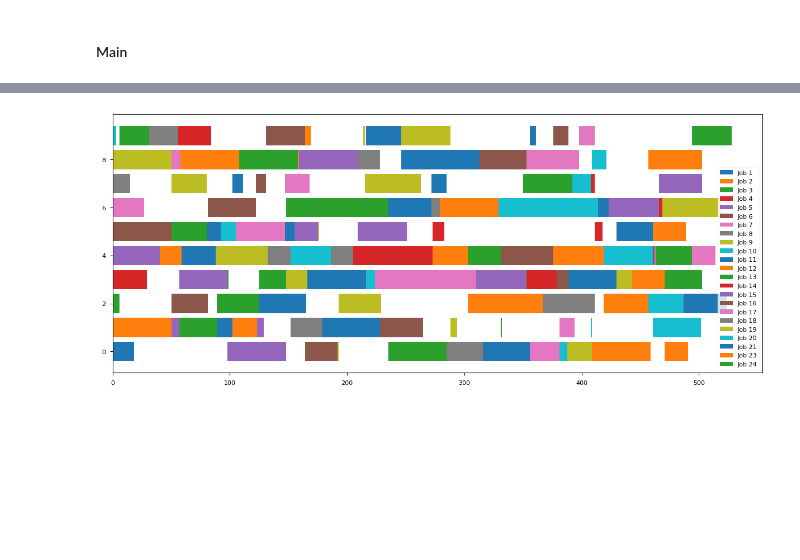
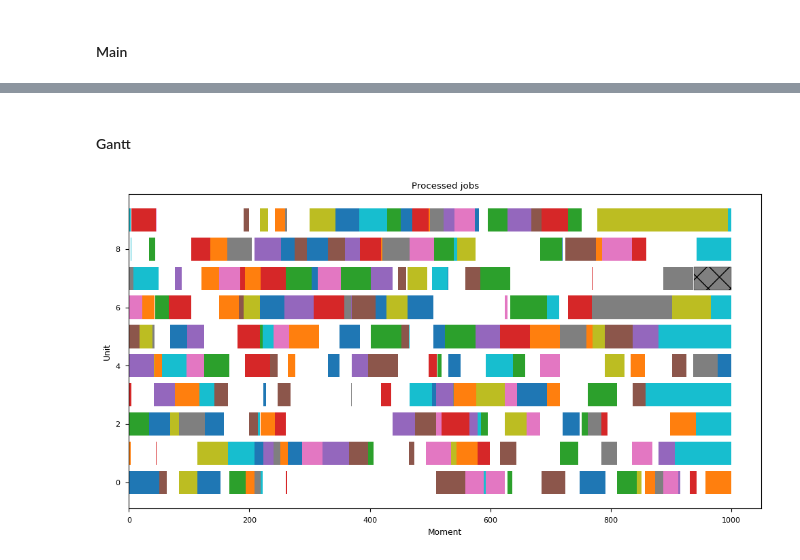
Before and after one commit to yura-hb/diploma-thesis, a Jupyter notebook: notebooks/result.ipynb, the cells around one changed output, grey strips where cells are left out. Saved outputs shown, nothing was run; the diff lists cells and outputs as text; code cells hidden in the pictures; blank space fills up the shorter version.

```diff
--- a/notebooks/result.ipynb
+++ b/notebooks/result.ipynb
@@ -484,4 +548,5 @@ print(statistics.report())
 +--------------------------+-----------+--------------------+----------------------------------+
 # %%
 production_logs = statistics.production_logs
-production_logs = production_logs.set_index(['job_id', 'operation_id'])
+
+production_logs['event'].unique()
@@ -495,18 +557,28 @@ windows = windows.reset_index()
-# %%
-fig, ax = plt.subplots(figsize=(15, 6))
-
-for job_id in windows['job_id'].unique():
-    job = windows[windows['job_id'] == job_id]
-
-    rects = ax.barh(
-        y=job['work_center_idx'],
-        width=job['end_moment'] - job['moment'],
-        left=job['moment'],
-        label=f'Job {job_id}'
-    )
-
-   # ax.bar_label(rects, label_type='center', color='white')
-
-    ax.legend()
-# %% [output]
-[figure, removed]
+# %% [markdown]
+#### Gantt
+# %%
+plot_gantt(
+    production_logs,
+    info=dict(
+        window=[0, 1000],
+        blocks=[
+            dict(
+                events=['started_processing', 'finished_processing'],
+                style=dict()
+            ),
+            dict(
+                events=['machine_breakdown', 'machine_repair'],
+                style=dict(
+                    color='gray',
+                    edgecolor='black',
+                    hatch='\\/'
+                )
+            )
+        ],
+        title='Processed jobs',
+        xlabel='Moment',
+        ylabel='Unit'
+    )
+);
+# %% [output]
+[figure, added]
```
Also changed, not shown: parts of 18 cells of this notebook, 36 other files.
